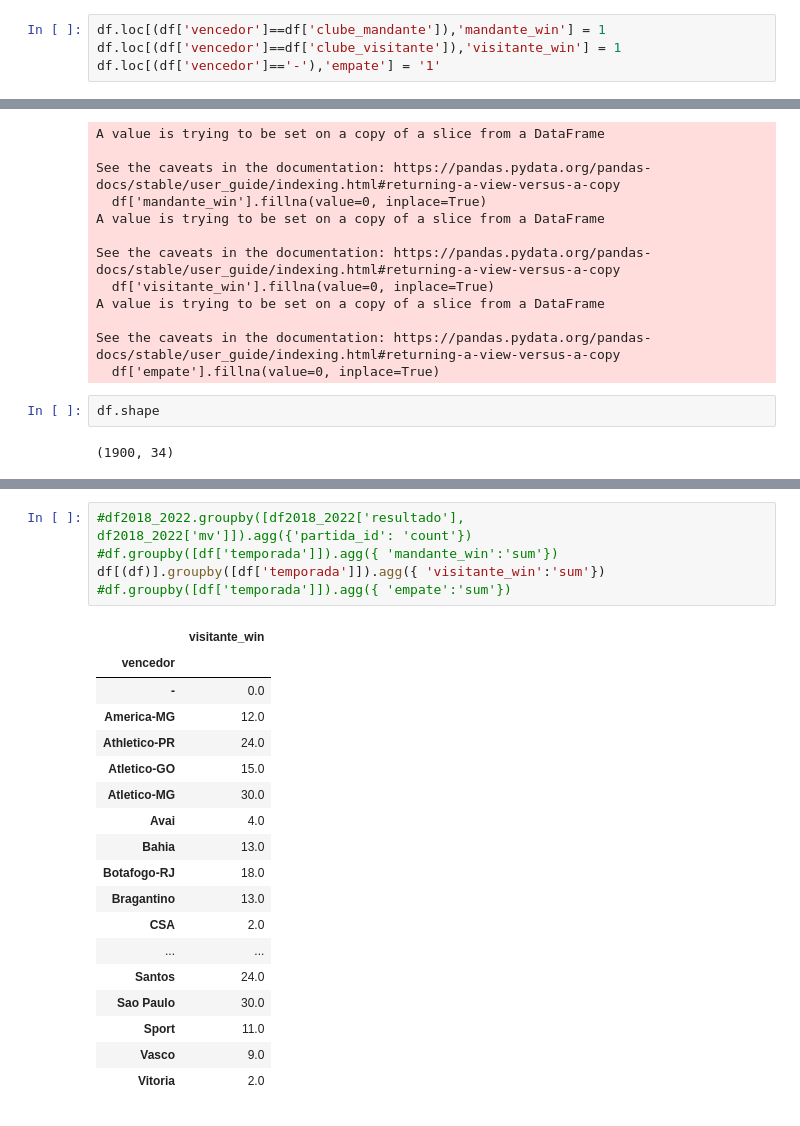
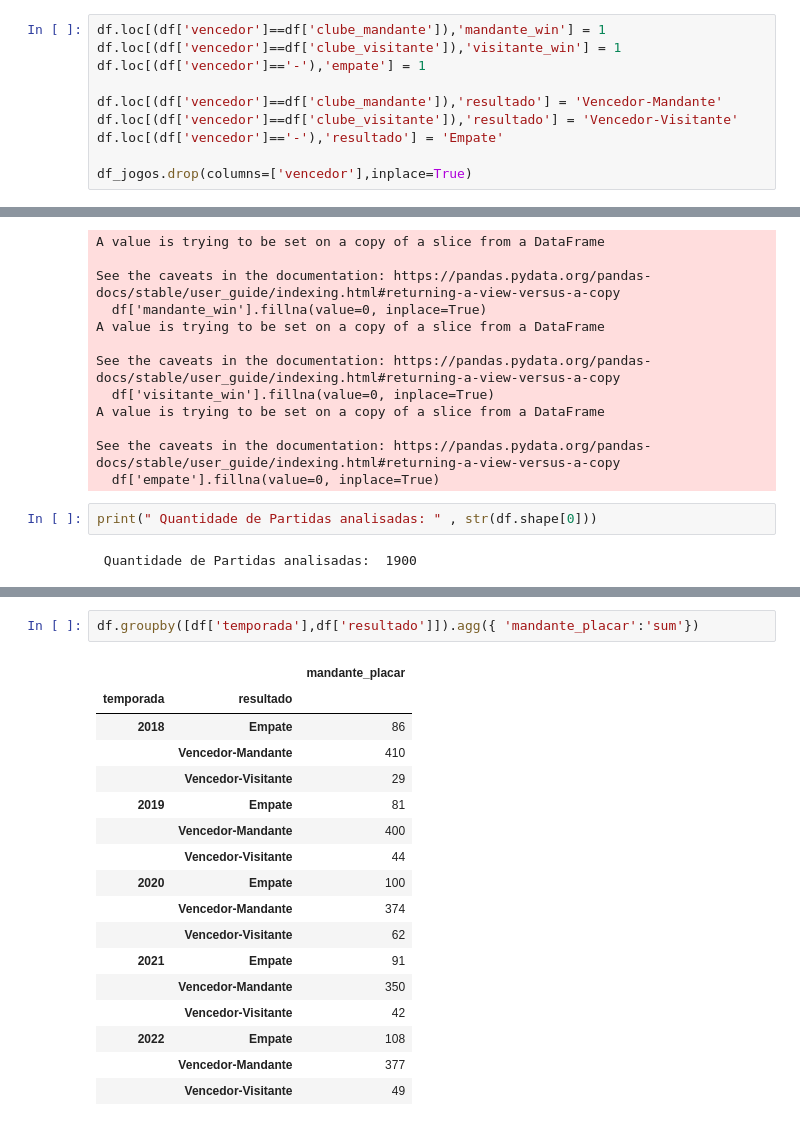
Before and after one commit to vbddinho/puc_minas_machine, a Jupyter notebook: plano4.ipynb, the cells around one changed output, grey strips where cells are left out. Drawn from its saved outputs; the diff is of its cells as text.

```diff
--- a/plano4.ipynb
+++ b/plano4.ipynb
@@ -128,5 +128,11 @@ df.tail()
 # %%
 df.loc[(df['vencedor']==df['clube_mandante']),'mandante_win'] = 1
 df.loc[(df['vencedor']==df['clube_visitante']),'visitante_win'] = 1
-df.loc[(df['vencedor']=='-'),'empate'] = '1'
+df.loc[(df['vencedor']=='-'),'empate'] = 1
+
+df.loc[(df['vencedor']==df['clube_mandante']),'resultado'] = 'Vencedor-Mandante'
+df.loc[(df['vencedor']==df['clube_visitante']),'resultado'] = 'Vencedor-Visitante'
+df.loc[(df['vencedor']=='-'),'resultado'] = 'Empate'
+
+df_jogos.drop(columns=['vencedor'],inplace=True)
 # %% [output]
@@ -162,10 +154,10 @@ A value is trying to be set on a copy of a slice from a DataFrame
 
 See the caveats in the documentation: https://pandas.pydata.org/pandas-docs/stable/user_guide/indexing.html#returning-a-view-versus-a-copy
   df['empate'].fillna(value=0, inplace=True)
-# %%
-df.shape
-# %% [output]
-(1900, 34)
+# %%
+print(" Quantidade de Partidas analisadas: " , str(df.shape[0]))
+# %% [output]
+ Quantidade de Partidas analisadas:  1900
 # %%
 df.tail()
 # %% [output]
@@ -175,27 +167,23 @@ df.tail()
 | 8022 | 8023 | 38 | 2022-11-13 | 4-1-4-1 | 4-2-3-1 | Atletico-MG | 0 | ... |
 | 8023 | 8024 | 38 | 2022-11-13 | 4-2-3-1 | 4-2-3-1 | Internacional | 3 | ... |
 | 8024 | 8025 | 38 | 2022-11-13 | 4-2-3-1 | 4-1-2-1-2 | Sao Paulo | 0 | ... |
-# %%
-#df2018_2022.groupby([df2018_2022['resultado'], df2018_2022['mv']]).agg({'partida_id': 'count'})
-#df.groupby([df['temporada']]).agg({ 'mandante_win':'sum'})
-df[(df)].groupby([df['temporada']]).agg({ 'visitante_win':'sum'})
-#df.groupby([df['temporada']]).agg({ 'empate':'sum'})
-# %% [output]
-|  | visitante_win |
-| vencedor |  |
-| - | 0.0 |
-| America-MG | 12.0 |
-| Athletico-PR | 24.0 |
-| Atletico-GO | 15.0 |
-| Atletico-MG | 30.0 |
-| Avai | 4.0 |
-| Bahia | 13.0 |
-| Botafogo-RJ | 18.0 |
-| Bragantino | 13.0 |
-| CSA | 2.0 |
-| ... | ... |
-| Santos | 24.0 |
-| Sao Paulo | 30.0 |
-| Sport | 11.0 |
-| Vasco | 9.0 |
-| Vitoria | 2.0 |
+# %%
+df.groupby([df['temporada'],df['resultado']]).agg({ 'mandante_placar':'sum'})
+# %% [output]
+|  |  | mandante_placar |
+| temporada | resultado |  |
+| 2018 | Empate | 86 |
+|  | Vencedor-Mandante | 410 |
+|  | Vencedor-Visitante | 29 |
+| 2019 | Empate | 81 |
+|  | Vencedor-Mandante | 400 |
+|  | Vencedor-Visitante | 44 |
+| 2020 | Empate | 100 |
+|  | Vencedor-Mandante | 374 |
+|  | Vencedor-Visitante | 62 |
+| 2021 | Empate | 91 |
+|  | Vencedor-Mandante | 350 |
+|  | Vencedor-Visitante | 42 |
+| 2022 | Empate | 108 |
+|  | Vencedor-Mandante | 377 |
+|  | Vencedor-Visitante | 49 |
```
Also changed, not shown: parts of 2 cells of this notebook.
